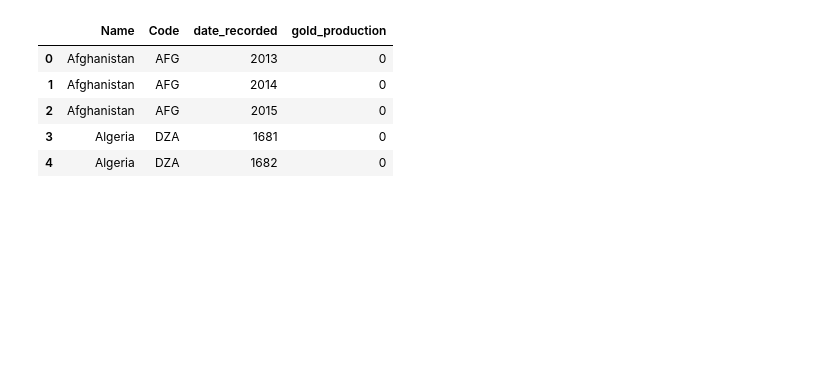
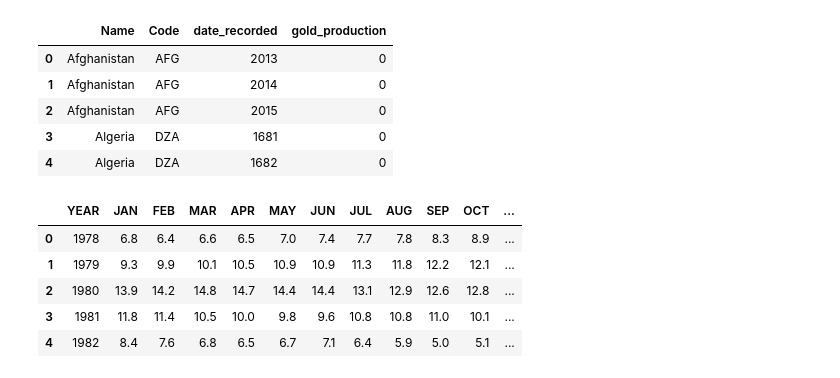
Before and after one commit to cjvilla/Gold-Projections, a Jupyter notebook: Code/clean_renaming_data.ipynb, the cells around one changed output. Drawn from its saved outputs; the diff is of its cells as text; code cells hidden in the pictures; blank space fills up the shorter version.

```diff
--- a/Code/clean_renaming_data.ipynb
+++ b/Code/clean_renaming_data.ipynb
@@ -93,0 +88,14 @@ gold_production_df['Name'] = gold_production_df['Name'].replace({'South Africa':
+# %%
+inflation_df = pd.read_csv('https://gold-projections.s3.us-east-2.amazonaws.com/inflation_rates.csv')
+inflation_df = inflation_df.loc[inflation_df['YEAR'] >= 1978].reset_index(drop=True)
+inflation_df = inflation_df.rename(columns={
+    'Year': 'date_recorded'
+})
+inflation_df.head()
+# %% [output]
+|  | YEAR | JAN | FEB | MAR | APR | MAY | JUN | JUL | AUG | SEP | OCT | ... |
+| 0 | 1978 | 6.8 | 6.4 | 6.6 | 6.5 | 7.0 | 7.4 | 7.7 | 7.8 | 8.3 | 8.9 | ... |
+| 1 | 1979 | 9.3 | 9.9 | 10.1 | 10.5 | 10.9 | 10.9 | 11.3 | 11.8 | 12.2 | 12.1 | ... |
+| 2 | 1980 | 13.9 | 14.2 | 14.8 | 14.7 | 14.4 | 14.4 | 13.1 | 12.9 | 12.6 | 12.8 | ... |
+| 3 | 1981 | 11.8 | 11.4 | 10.5 | 10.0 | 9.8 | 9.6 | 10.8 | 10.8 | 11.0 | 10.1 | ... |
+| 4 | 1982 | 8.4 | 7.6 | 6.8 | 6.5 | 6.7 | 7.1 | 6.4 | 5.9 | 5.0 | 5.1 | ... |
```
Also changed, not shown: parts of 5 cells of this notebook.
